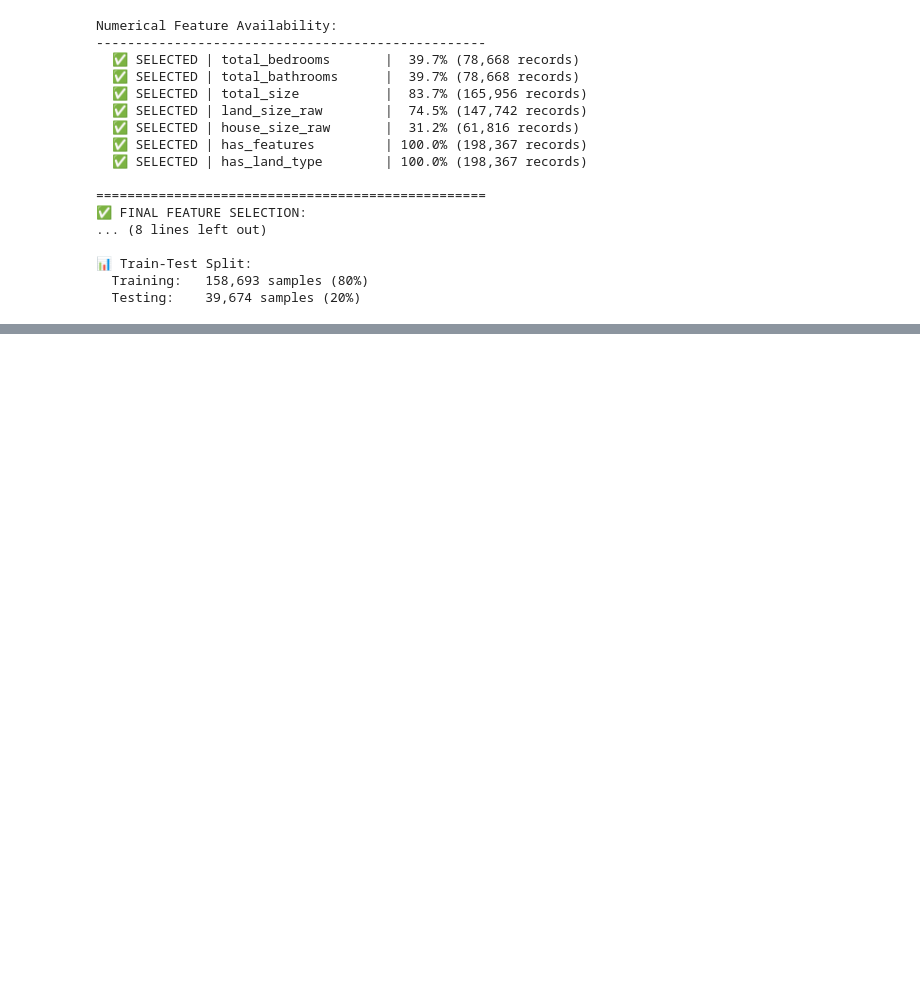
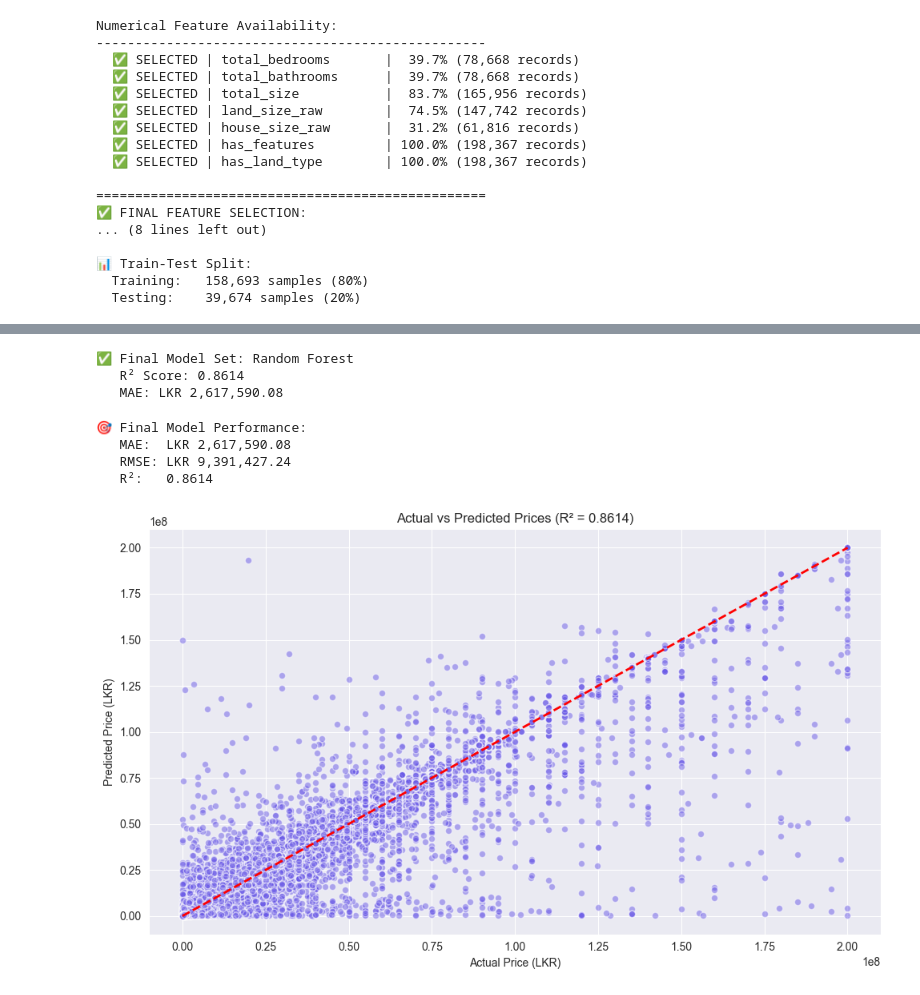
Before and after one commit to RiyaasathMJM/DecodeLabs-Internship, a Jupyter notebook: project2-Land Price Prediction in SL/notebook.ipynb, the cells around one changed output, grey strips where cells are left out. Saved outputs shown, nothing was run; the diff lists cells and outputs as text; code cells hidden in the pictures; blank space fills up the shorter version.

```diff
--- a/project2-Land Price Prediction in SL/notebook.ipynb
+++ b/project2-Land Price Prediction in SL/notebook.ipynb
@@ -471,0 +701,52 @@ Numerical Feature Availability:
+# %%
+# Quick Fix: Define final_model
+
+
+# Get the best model name from results
+best_model_name = results_df.index[0]
+
+# Use the trained model from Cell 9
+final_model = models[best_model_name]
+
+print(f"✅ Final Model Set: {best_model_name}")
+print(f"   R² Score: {results_df.loc[best_model_name, 'R²']:.4f}")
+print(f"   MAE: LKR {results_df.loc[best_model_name, 'MAE']:,.2f}")
+# %% [output]
+✅ Final Model Set: Random Forest
+   R² Score: 0.8614
+   MAE: LKR 2,617,590.08
+# %%
+# Cell 12: Final Evaluation
+
+
+y_pred_final = final_model.predict(X_test)
+y_test_actual = np.expm1(y_test)
+y_pred_actual = np.expm1(y_pred_final)
+
+# Final metrics
+final_mae = mean_absolute_error(y_test_actual, y_pred_actual)
+final_rmse = np.sqrt(mean_squared_error(y_test_actual, y_pred_actual))
+final_r2 = r2_score(y_test_actual, y_pred_actual)
+
+print("🎯 Final Model Performance:")
+print(f"   MAE:  LKR {final_mae:,.2f}")
+print(f"   RMSE: LKR {final_rmse:,.2f}")
+print(f"   R²:   {final_r2:.4f}")
+
+# Actual vs Predicted plot
+plt.figure(figsize=(10, 6))
+plt.scatter(y_test_actual, y_pred_actual, alpha=0.5, c='#6c5ce7', edgecolors='white')
+plt.plot([y_test_actual.min(), y_test_actual.max()],
+         [y_test_actual.min(), y_test_actual.max()], 'r--', lw=2)
+plt.xlabel('Actual Price (LKR)')
+plt.ylabel('Predicted Price (LKR)')
+plt.title(f'Actual vs Predicted Prices (R² = {final_r2:.4f})')
+plt.tight_layout()
+plt.savefig('actual_vs_predicted.png', dpi=150)
+plt.show()
+# %% [output]
+🎯 Final Model Performance:
+   MAE:  LKR 2,617,590.08
+   RMSE: LKR 9,391,427.24
+   R²:   0.8614
+[figure, added]
```
Also changed, not shown: parts of 4 cells of this notebook, 1 other file.
